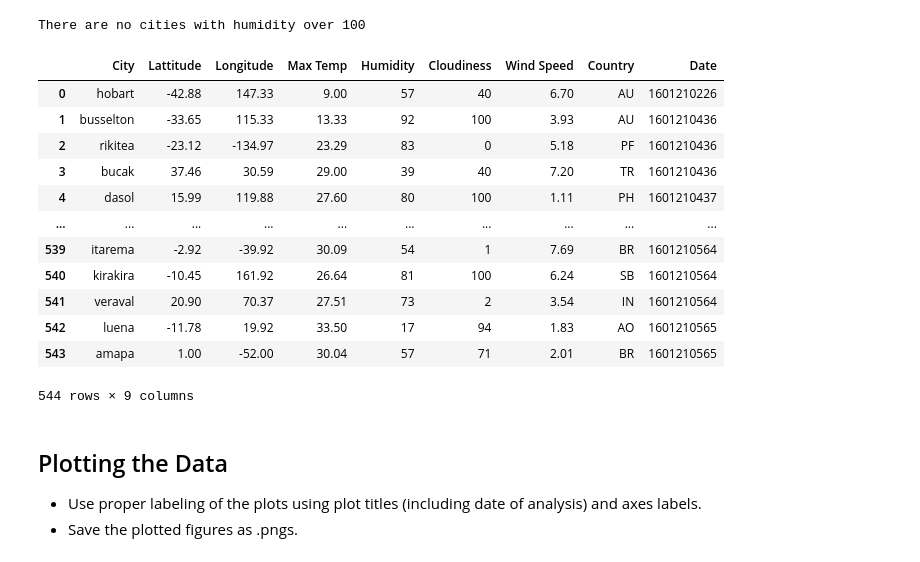
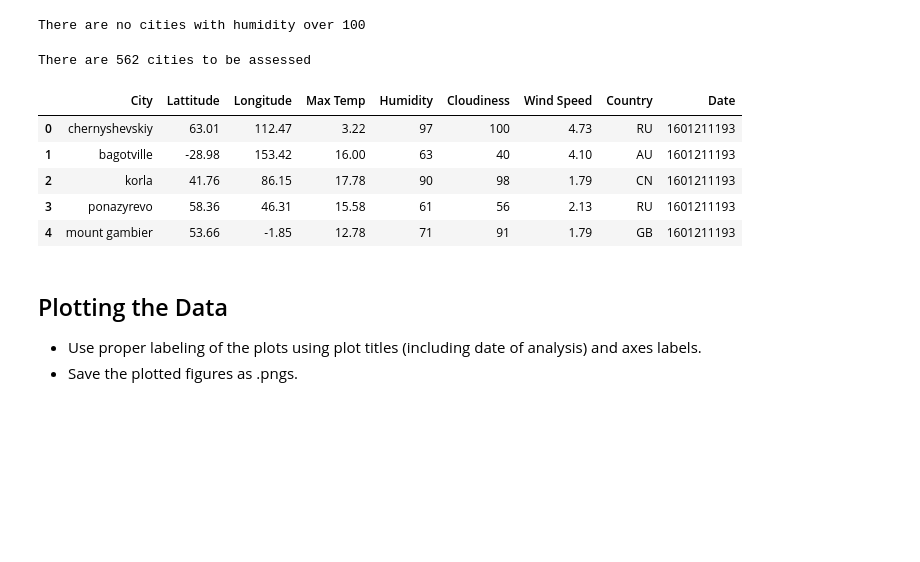
Before and after one commit to skumble27/python-api-challenge, a Jupyter notebook: WeatherPy/WeatherPy_Draft2.ipynb, the cells around one changed output. Saved outputs shown, nothing was run; the diff lists cells and outputs as text; code cells hidden in the pictures; blank space fills up the shorter version.

```diff
--- a/WeatherPy/WeatherPy_Draft2.ipynb
+++ b/WeatherPy/WeatherPy_Draft2.ipynb
@@ -181,22 +176,17 @@ There are no cities with humidity over 100
 # Make a new DataFrame equal to the city data to drop all humidity outliers by index.
 # Passing "inplace=False" will make a copy of the city_data DataFrame, which we call "clean_city_data".
 clean_city_data = weather_data_frame.drop(indexNames_Over100, inplace=False)
-# %%
-clean_city_data
-# %% [output]
-|  | City | Lattitude | Longitude | Max Temp | Humidity | Cloudiness | Wind Speed | Country | Date |
-| 0 | hobart | -42.88 | 147.33 | 9.00 | 57 | 40 | 6.70 | AU | 1601210226 |
-| 1 | busselton | -33.65 | 115.33 | 13.33 | 92 | 100 | 3.93 | AU | 1601210436 |
-| 2 | rikitea | -23.12 | -134.97 | 23.29 | 83 | 0 | 5.18 | PF | 1601210436 |
-| 3 | bucak | 37.46 | 30.59 | 29.00 | 39 | 40 | 7.20 | TR | 1601210436 |
-| 4 | dasol | 15.99 | 119.88 | 27.60 | 80 | 100 | 1.11 | PH | 1601210437 |
-| ... | ... | ... | ... | ... | ... | ... | ... | ... | ... |
-| 539 | itarema | -2.92 | -39.92 | 30.09 | 54 | 1 | 7.69 | BR | 1601210564 |
-| 540 | kirakira | -10.45 | 161.92 | 26.64 | 81 | 100 | 6.24 | SB | 1601210564 |
-| 541 | veraval | 20.90 | 70.37 | 27.51 | 73 | 2 | 3.54 | IN | 1601210564 |
-| 542 | luena | -11.78 | 19.92 | 33.50 | 17 | 94 | 1.83 | AO | 1601210565 |
-| 543 | amapa | 1.00 | -52.00 | 30.04 | 57 | 71 | 2.01 | BR | 1601210565 |
-544 rows × 9 columns
+# %%
+print(f'There are {clean_city_data.shape[0]} cities to be assessed\n')
+clean_city_data.head()
+# %% [output]
+There are 562 cities to be assessed
+|  | City | Lattitude | Longitude | Max Temp | Humidity | Cloudiness | Wind Speed | Country | Date |
+| 0 | chernyshevskiy | 63.01 | 112.47 | 3.22 | 97 | 100 | 4.73 | RU | 1601211193 |
+| 1 | bagotville | -28.98 | 153.42 | 16.00 | 63 | 40 | 4.10 | AU | 1601211193 |
+| 2 | korla | 41.76 | 86.15 | 17.78 | 90 | 98 | 1.79 | CN | 1601211193 |
+| 3 | ponazyrevo | 58.36 | 46.31 | 15.58 | 61 | 56 | 2.13 | RU | 1601211193 |
+| 4 | mount gambier | 53.66 | -1.85 | 12.78 | 71 | 91 | 1.79 | GB | 1601211193 |
 # %% [markdown]
 ## Plotting the Data
 * Use proper labeling of the plots using plot titles (including date of analysis) and axes labels.
```
Also changed, not shown: parts of 4 cells of this notebook, 1 other file.
